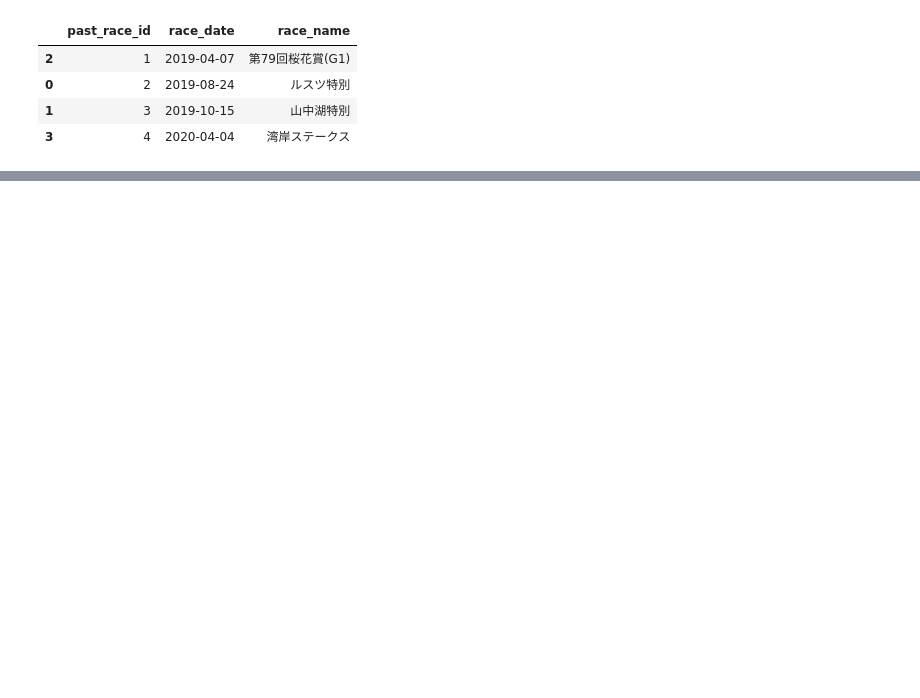
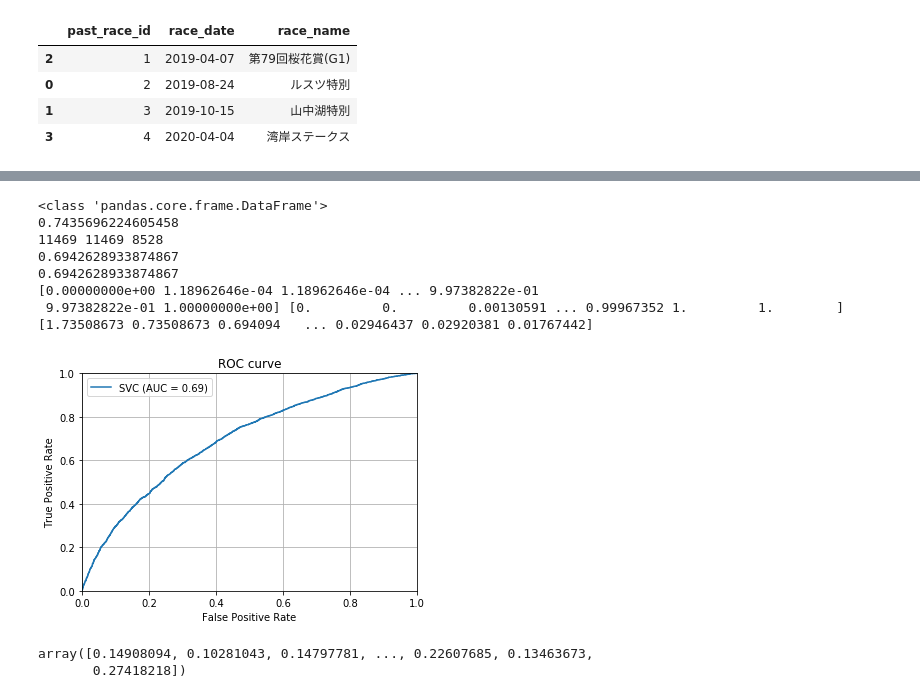
Before and after one commit to domo1124/predict_race, a Jupyter notebook: model/model_v2/EDA/model_v2_eda.ipynb, the cells around one changed output, grey strips where cells are left out. Drawn from its saved outputs; the diff is of its cells as text; code cells hidden in the pictures; blank space fills up the shorter version.

```diff
--- a/model/model_v2/EDA/model_v2_eda.ipynb
+++ b/model/model_v2/EDA/model_v2_eda.ipynb
@@ -314,0 +477,43 @@ model/model1/model9.pickle
+# %%
+from sklearn import metrics
+def predict_model(model,test_data):
+    #test data
+    print(type(test_data))
+    y_test_train = test_data.iloc[:,3:-1]
+    data = model.predict(y_test_train.values)
+    acc_data_test =  [1 if i>0.5 else 0 for i in data]
+    accuracy = sum(test_data.target == acc_data_test) / len(y_test_train)
+    print(accuracy)
+    print(len(test_data.target),len(acc_data_test),sum(test_data.target == acc_data_test))
+    auc = metrics.roc_auc_score(test_data.target, data)
+    print(auc)
+
+    fpr, tpr, thresholds = metrics.roc_curve(test_data.target, data)
+    auc = metrics.auc(fpr, tpr)
+    print(auc)
+    print(fpr, tpr, thresholds)
+    plt.plot(fpr, tpr, label='SVC (AUC = %.2f)'%auc)
+    plt.legend()
+    plt.xlim([0, 1])
+    plt.ylim([0, 1])
+    plt.title('ROC curve')
+    plt.xlabel('False Positive Rate')
+    plt.ylabel('True Positive Rate')
+    plt.grid(True)
+    plt.show()
+# %%
+predict_model(model,test)
+# %% [output]
+<class 'pandas.core.frame.DataFrame'>
+0.7435696224605458
+11469 11469 8528
+0.6942628933874867
+0.6942628933874867
+[0.00000000e+00 1.18962646e-04 1.18962646e-04 ... 9.97382822e-01
+ 9.97382822e-01 1.00000000e+00] [0.         0.         0.00130591 ... 0.99967352 1.         1.        ] [1.73508673 0.73508673 0.694094   ... 0.02946437 0.02920381 0.01767442]
+[figure, added]
+# %%
+data
+# %% [output]
+array([0.14908094, 0.10281043, 0.14797781, ..., 0.22607685, 0.13463673,
+       0.27418218])
```
Also changed, not shown: parts of 62 cells of this notebook, 1 other file.
